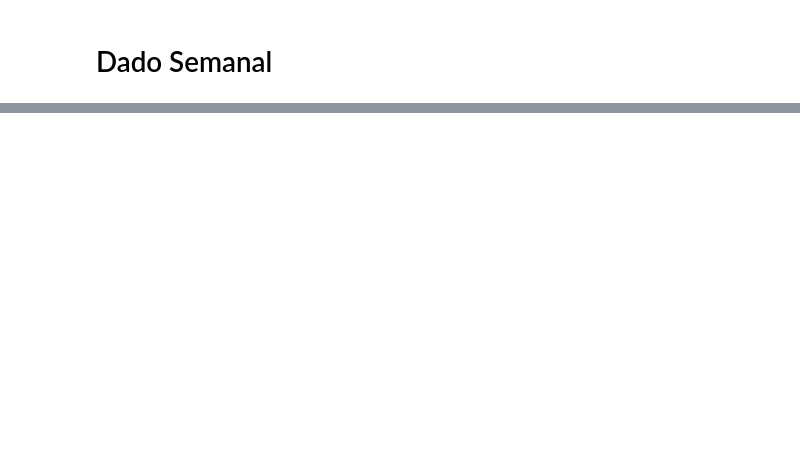
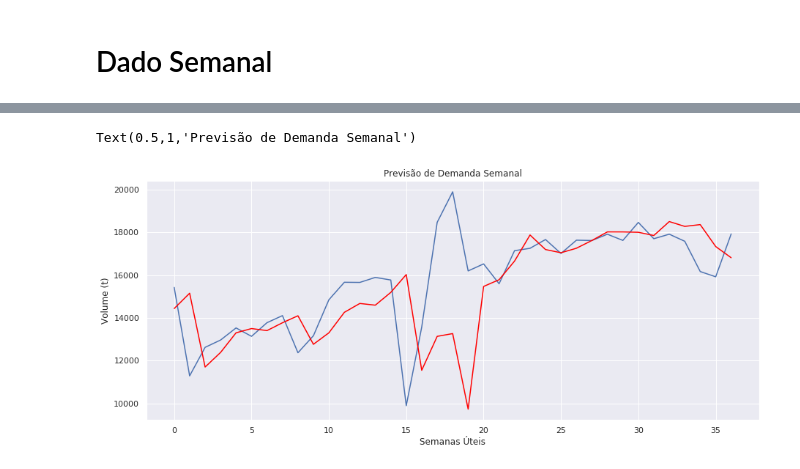
Before and after one commit to jvcm/project-votorantim, a Jupyter notebook: prediction.ipynb, the cells around one changed output, grey strips where cells are left out. Saved outputs shown, nothing was run; the diff lists cells and outputs as text; code cells hidden in the pictures; blank space fills up the shorter version.

```diff
--- a/prediction.ipynb
+++ b/prediction.ipynb
@@ -243,3 +285,3 @@ LAGS [0, 1, 2, 3, 4, 5, 6, 7, 8]
 # %%
-x_train, y_train, x_test, y_test, x_val, y_val = split_serie_with_lags(janelas_sem, 0.60, perc_val = 0.20)
+X_train, Y_train, X_test, Y_test, X_val, Y_val = split_serie_with_lags(janelas_sem, 0.60, perc_val = 0.20)
 # %% [output]
@@ -262,0 +291,2 @@ plt.plot(predict_test_sem, color = 'yellow')
+# %%
+model_sem, lag_sel_sem = treinar_mlp(X_train, Y_train, X_val, Y_val, 5, 'tanh')
@@ -262,0 +310,2 @@ plt.plot(predict_test_sem, color = 'yellow')
+# %%
+predict_test_sem = model_sem.predict(X_test[:, -lag_sel_sem:])
@@ -262,0 +323,12 @@ plt.plot(predict_test_sem, color = 'yellow')
+# %%
+Y_desn = desnormalizar(Y_test, semana)
+Pred_desn = desnormalizar(predict_test_sem, semana)
+# %%
+plt.plot(Y_desn)
+plt.plot(Pred_desn, color = 'red')
+plt.xlabel('Semanas Úteis')
+plt.ylabel('Volume (t)')
+plt.title('Previsão de Demanda Semanal')
+# %% [output]
+Text(0.5,1,'Previsão de Demanda Semanal')
+[figure, added]
```
Also changed, not shown: parts of 23 cells of this notebook, 6 other files.
